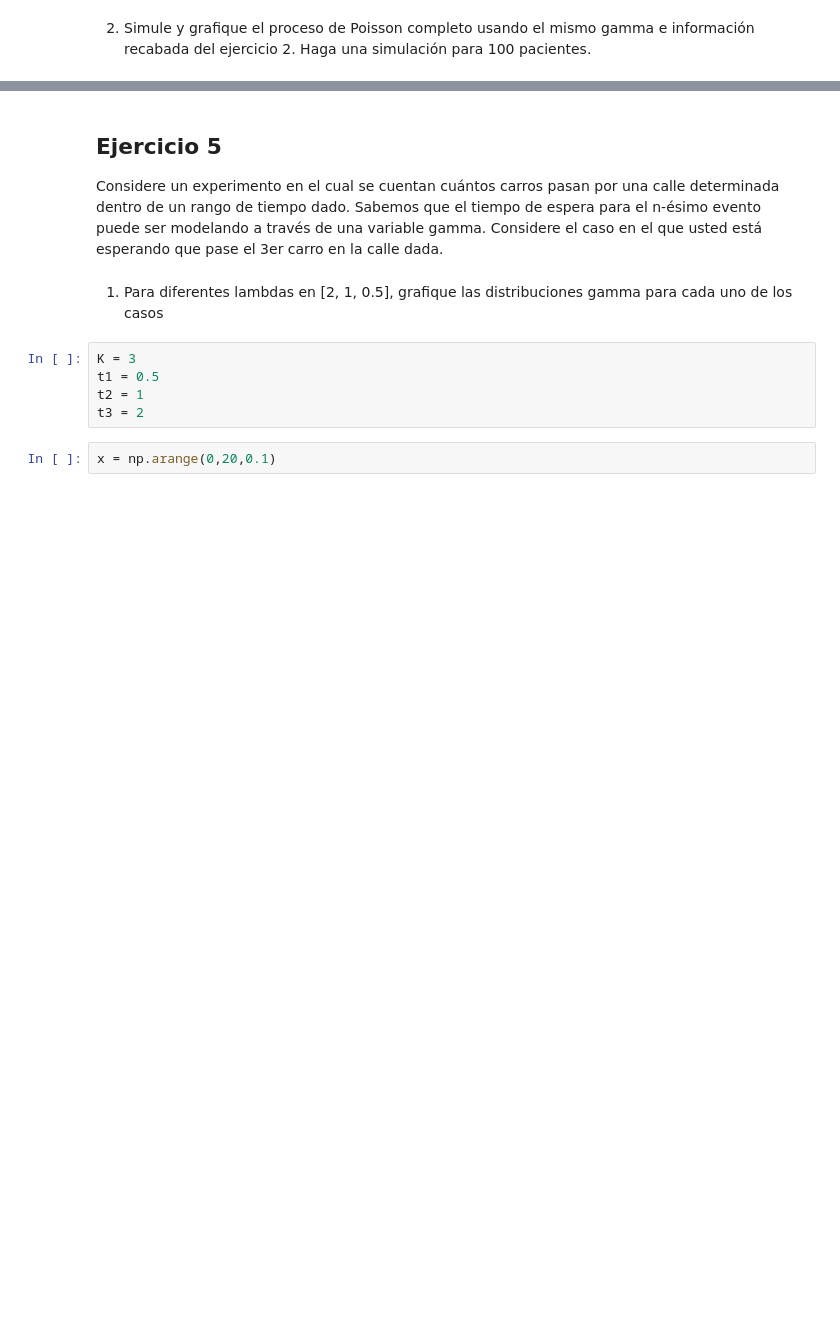
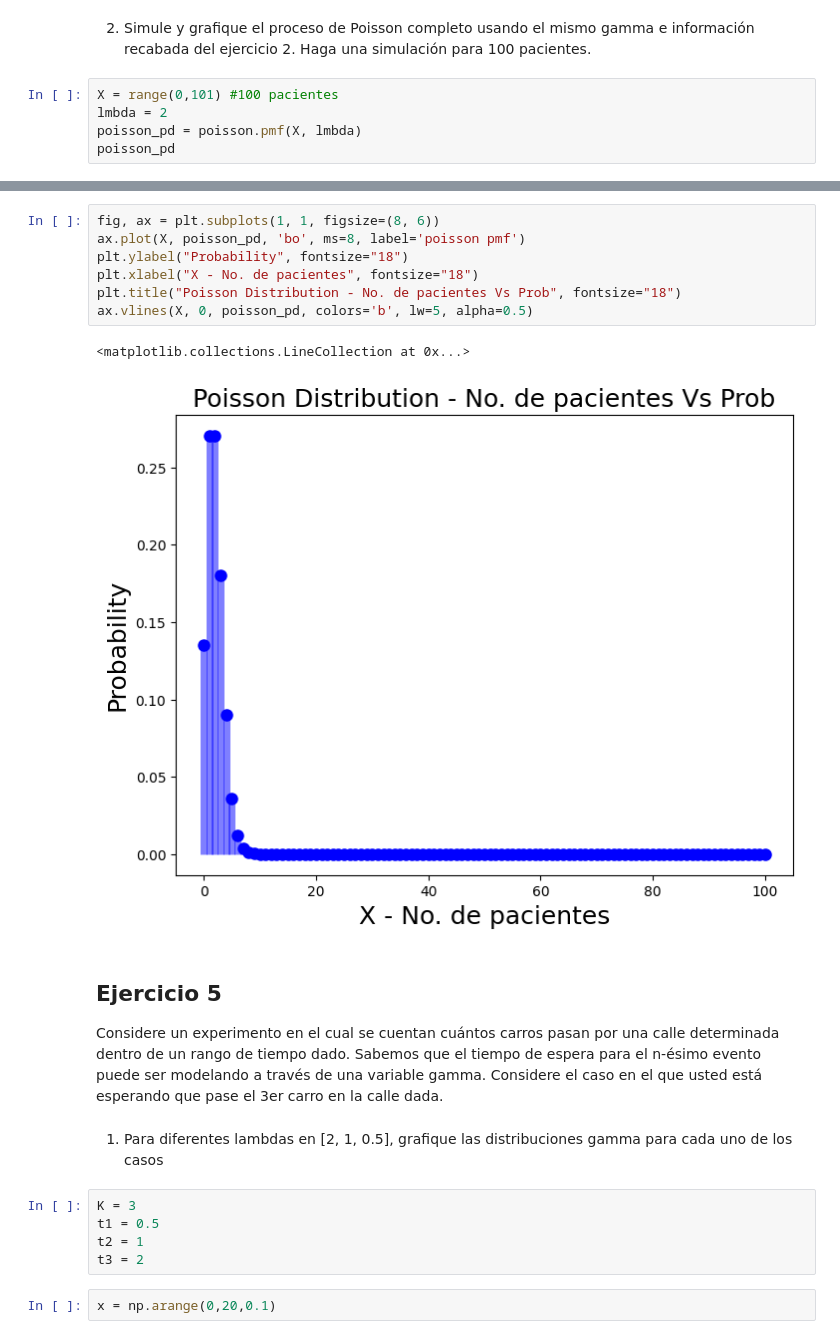
Before and after one commit to Andrei-Portales/MiniProyecto1_modelacion, a Jupyter notebook: miniproyecto1.ipynb, the cells around one changed output, grey strips where cells are left out. Cells and saved outputs as stored; diff of their text form; blank space fills up the shorter version.

```diff
--- a/miniproyecto1.ipynb
+++ b/miniproyecto1.ipynb
@@ -307,2 +310,7 @@ Tk = X1 + X2 + ... + Xk
 # %% [markdown]
 2. Simule y grafique el proceso de Poisson completo usando el mismo gamma e información recabada del ejercicio 2. Haga una simulación para 100 pacientes.
+# %%
+X = range(0,101) #100 pacientes
+lmbda = 2
+poisson_pd = poisson.pmf(X, lmbda)
+poisson_pd
@@ -309,3 +335,13 @@ Tk = X1 + X2 + ... + Xk
+# %%
+fig, ax = plt.subplots(1, 1, figsize=(8, 6))
+ax.plot(X, poisson_pd, 'bo', ms=8, label='poisson pmf')
+plt.ylabel("Probability", fontsize="18")
+plt.xlabel("X - No. de pacientes", fontsize="18")
+plt.title("Poisson Distribution - No. de pacientes Vs Prob", fontsize="18")
+ax.vlines(X, 0, poisson_pd, colors='b', lw=5, alpha=0.5)
+# %% [output]
+<matplotlib.collections.LineCollection at 0x...>
+[figure, added]
 # %% [markdown]
 ## Ejercicio 5
 
```
Also changed, not shown: parts of 3 cells of this notebook.
